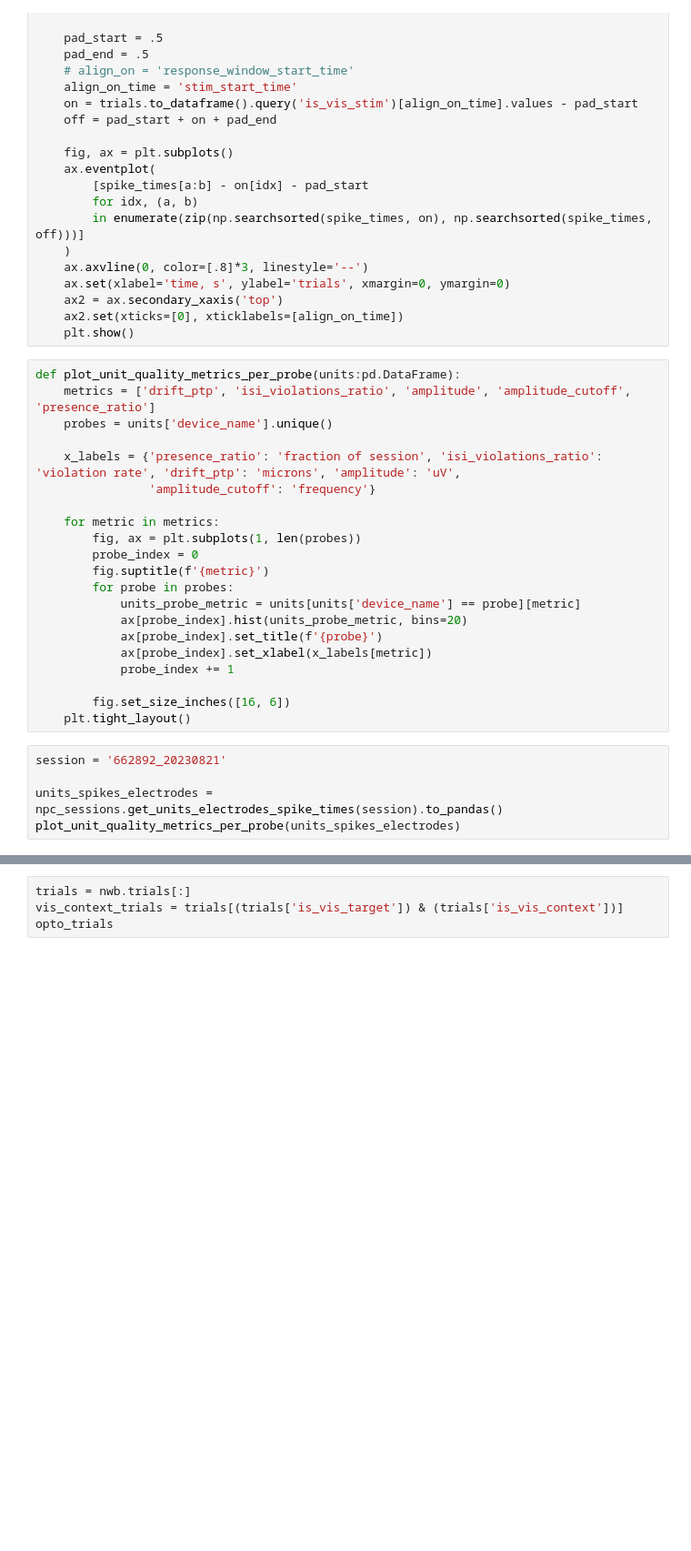
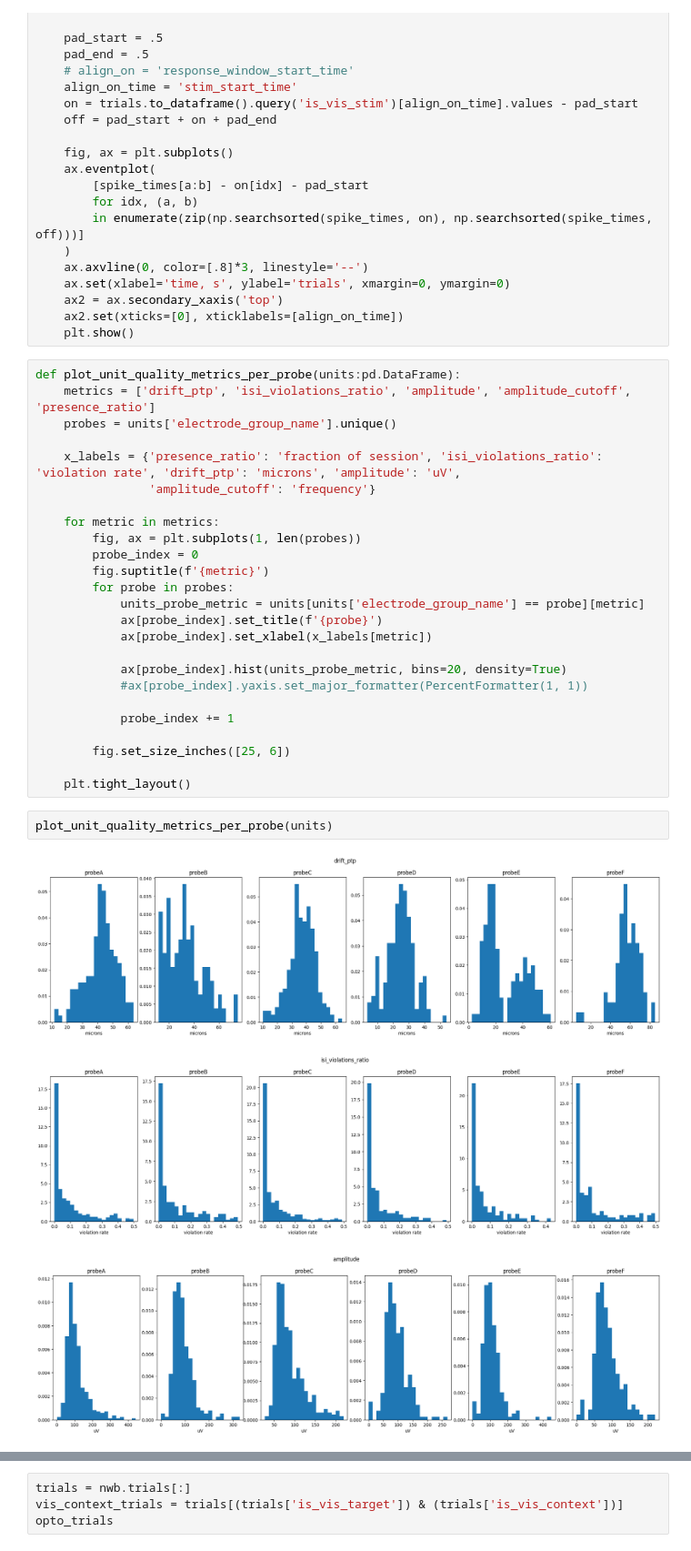
Before and after one commit to AllenInstitute/npc_sessions, a Jupyter notebook: notebooks/units_spikes_quickstart.ipynb, the cells around one changed output, grey strips where cells are left out. Shown at 91% size. Saved outputs shown, nothing was run; the diff lists cells and outputs as text; blank space fills up the shorter version.

```diff
--- a/notebooks/units_spikes_quickstart.ipynb
+++ b/notebooks/units_spikes_quickstart.ipynb
@@ -85,7 +95,7 @@ for spike_times in vis['spike_times']:
 # %%
 def plot_unit_quality_metrics_per_probe(units:pd.DataFrame):
     metrics = ['drift_ptp', 'isi_violations_ratio', 'amplitude', 'amplitude_cutoff', 'presence_ratio']
-    probes = units['device_name'].unique()
+    probes = units['electrode_group_name'].unique()
 
     x_labels = {'presence_ratio': 'fraction of session', 'isi_violations_ratio': 'violation rate', 'drift_ptp': 'microns', 'amplitude': 'uV',
                 'amplitude_cutoff': 'frequency'}
@@ -95,16 +105,21 @@ def plot_unit_quality_metrics_per_probe(units:pd.DataFrame):
         probe_index = 0
         fig.suptitle(f'{metric}')
         for probe in probes:
-            units_probe_metric = units[units['device_name'] == probe][metric]
-            ax[probe_index].hist(units_probe_metric, bins=20)
+            units_probe_metric = units[units['electrode_group_name'] == probe][metric]
             ax[probe_index].set_title(f'{probe}')
             ax[probe_index].set_xlabel(x_labels[metric])
+
+            ax[probe_index].hist(units_probe_metric, bins=20, density=True)
+            #ax[probe_index].yaxis.set_major_formatter(PercentFormatter(1, 1))
+
             probe_index += 1
 
-        fig.set_size_inches([16, 6])
+        fig.set_size_inches([25, 6])
+
     plt.tight_layout()
-# %%
-session = '662892_20230821'
-
-units_spikes_electrodes = npc_sessions.get_units_electrodes_spike_times(session).to_pandas()
-plot_unit_quality_metrics_per_probe(units_spikes_electrodes)
+# %%
+plot_unit_quality_metrics_per_probe(units)
+# %% [output]
+[figure, added]
+[figure, added]
+[figure, added]
```
Also changed, not shown: parts of 4 cells of this notebook, 3 other files.
